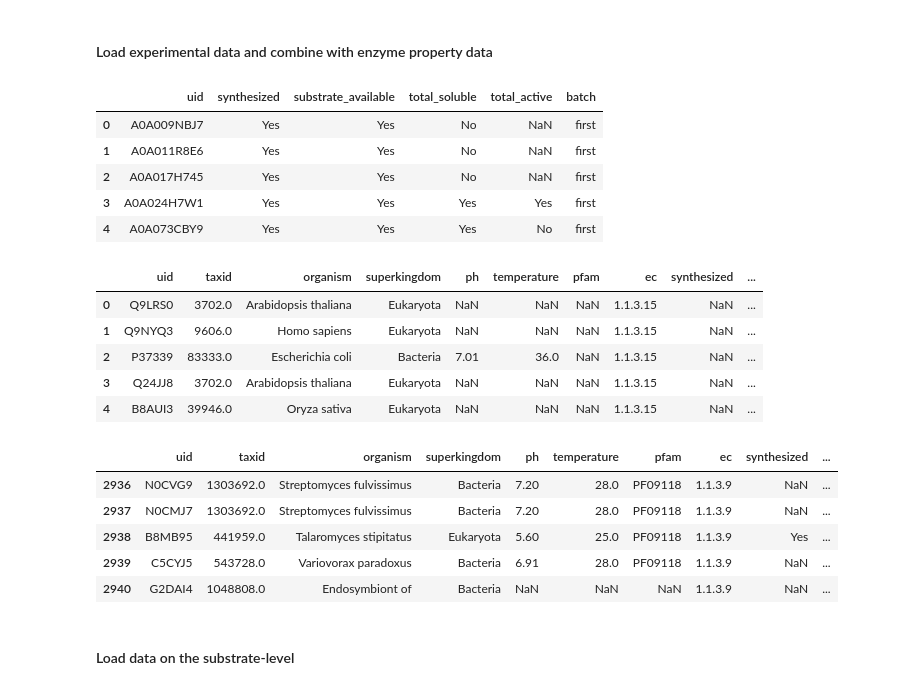
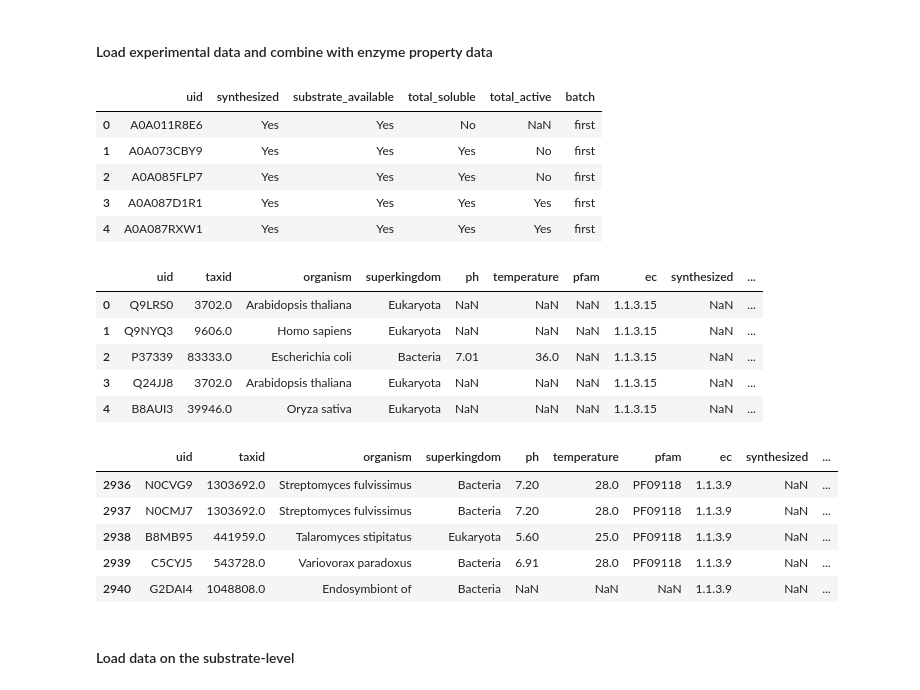
Before and after one commit to EngqvistLab/analyze_1.1.3.15, a Jupyter notebook: code/2_analyze_data/1_analyze_1.1.3.15.ipynb, the cells around one changed output. Saved outputs shown, nothing was run; the diff lists cells and outputs as text; code cells hidden in the pictures.

```diff
--- a/code/2_analyze_data/1_analyze_1.1.3.15.ipynb
+++ b/code/2_analyze_data/1_analyze_1.1.3.15.ipynb
@@ -182,10 +251,10 @@ display(uid_data.tail())
 # %% [markdown]
 #### Load experimental data and combine with enzyme property data
 # %%
-filepath = join(FINAL, 'experiments')
+filepath = join(RAW_INTERNAL, 'experiments', 'detailed')
 
-batch1 = pd.read_csv(join(filepath, '1-1-3-n_batch1_summary.tsv'), sep='\t')
-batch2 = pd.read_csv(join(filepath, '1-1-3-n_batch2_summary.tsv'), sep='\t')
+batch1 = pd.read_csv(join(filepath, '1-1-3-15_batch1_summary.tsv'), sep='\t')
+batch2 = pd.read_csv(join(filepath, '1-1-3-15_batch2_summary.tsv'), sep='\t')
 
 # rename the column for the identifier
 batch1.rename(columns={'node':'uid'}, inplace=True)
@@ -204,38 +273,38 @@ for uid in batch1.uid.values:
 # combine them
 both_batches = batch1.append(batch2).drop_duplicates()
 
 # use True and False instead of Yes and No
 both_batches = both_batches.replace(True, 'Yes', regex=True)
 both_batches = both_batches.replace(False, 'No', regex=True)
 
 # drop unnessecary columns
 both_batches = both_batches[(both_batches['synthesized'] == 'Yes') |
                             (both_batches['synthesized'] == 'No')]
 both_batches.drop(['rep1_soluble',
                    'rep1_active',
                    'rep2_soluble',
                    'rep2_active',
                    'rep3_soluble',
                    'rep3_active'], axis=1, inplace=True)
 
 display(both_batches.head())
 
 
 # now merge with the other data
 uid_data = uid_data.merge(both_batches, on='uid', how='left')
 
 # replace empty strings with nans
 uid_data = uid_data.replace('', np.nan, regex=True)
 
 display(uid_data.head())
 display(uid_data.tail())
 # %% [output]
 |  | uid | synthesized | substrate_available | total_soluble | total_active | batch |
-| 0 | A0A009NBJ7 | Yes | Yes | No | NaN | first |
-| 1 | A0A011R8E6 | Yes | Yes | No | NaN | first |
-| 2 | A0A017H745 | Yes | Yes | No | NaN | first |
-| 3 | A0A024H7W1 | Yes | Yes | Yes | Yes | first |
-| 4 | A0A073CBY9 | Yes | Yes | Yes | No | first |
+| 0 | A0A011R8E6 | Yes | Yes | No | NaN | first |
+| 1 | A0A073CBY9 | Yes | Yes | Yes | No | first |
+| 2 | A0A085FLP7 | Yes | Yes | Yes | No | first |
+| 3 | A0A087D1R1 | Yes | Yes | Yes | Yes | first |
+| 4 | A0A087RXW1 | Yes | Yes | Yes | Yes | first |
 |  | uid | taxid | organism | superkingdom | ph | temperature | pfam | ec | synthesized | ... |
 | 0 | Q9LRS0 | 3702.0 | Arabidopsis thaliana | Eukaryota | NaN | NaN | NaN | 1.1.3.15 | NaN | ... |
 | 1 | Q9NYQ3 | 9606.0 | Homo sapiens | Eukaryota | NaN | NaN | NaN | 1.1.3.15 | NaN | ... |
@@ -245,7 +314,7 @@ display(uid_data.tail())
 |  | uid | taxid | organism | superkingdom | ph | temperature | pfam | ec | synthesized | ... |
 | 2936 | N0CVG9 | 1303692.0 | Streptomyces fulvissimus | Bacteria | 7.20 | 28.0 | PF09118 | 1.1.3.9 | NaN | ... |
 | 2937 | N0CMJ7 | 1303692.0 | Streptomyces fulvissimus | Bacteria | 7.20 | 28.0 | PF09118 | 1.1.3.9 | NaN | ... |
-| 2938 | B8MB95 | 441959.0 | Talaromyces stipitatus | Eukaryota | 5.60 | 25.0 | PF09118 | 1.1.3.9 | Yes | ... |
+| 2938 | B8MB95 | 441959.0 | Talaromyces stipitatus | Eukaryota | 5.60 | 25.0 | PF09118 | 1.1.3.9 | NaN | ... |
 | 2939 | C5CYJ5 | 543728.0 | Variovorax paradoxus | Bacteria | 6.91 | 28.0 | PF09118 | 1.1.3.9 | NaN | ... |
 | 2940 | G2DAI4 | 1048808.0 | Endosymbiont of | Bacteria | NaN | NaN | NaN | 1.1.3.9 | NaN | ... |
 # %% [markdown]
```
Also changed, not shown: parts of 39 cells of this notebook, 8 other files.
